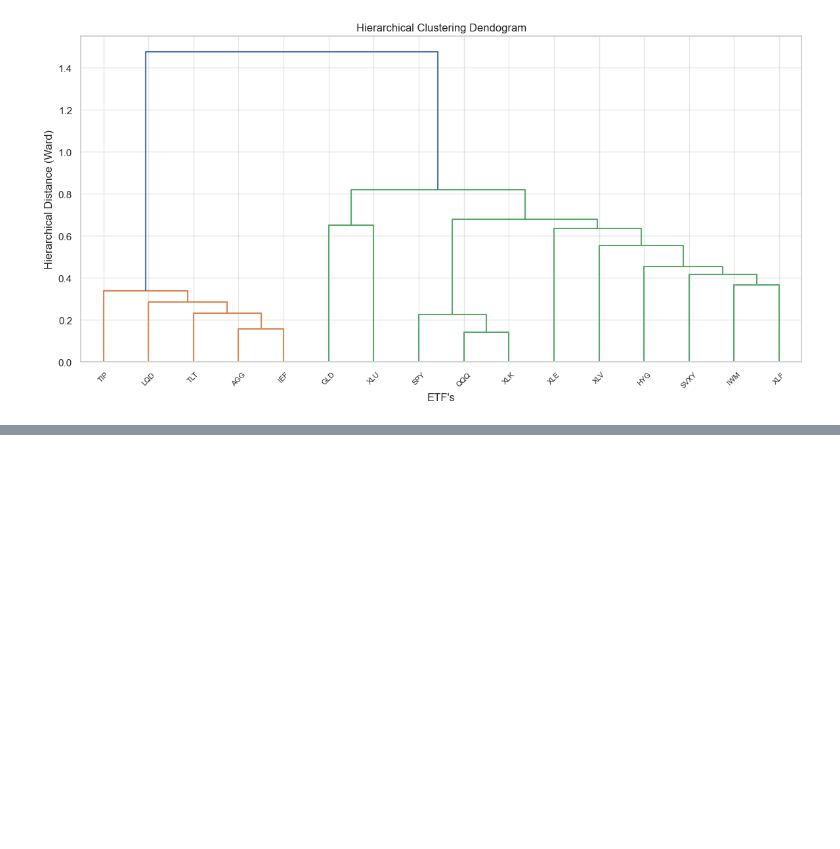
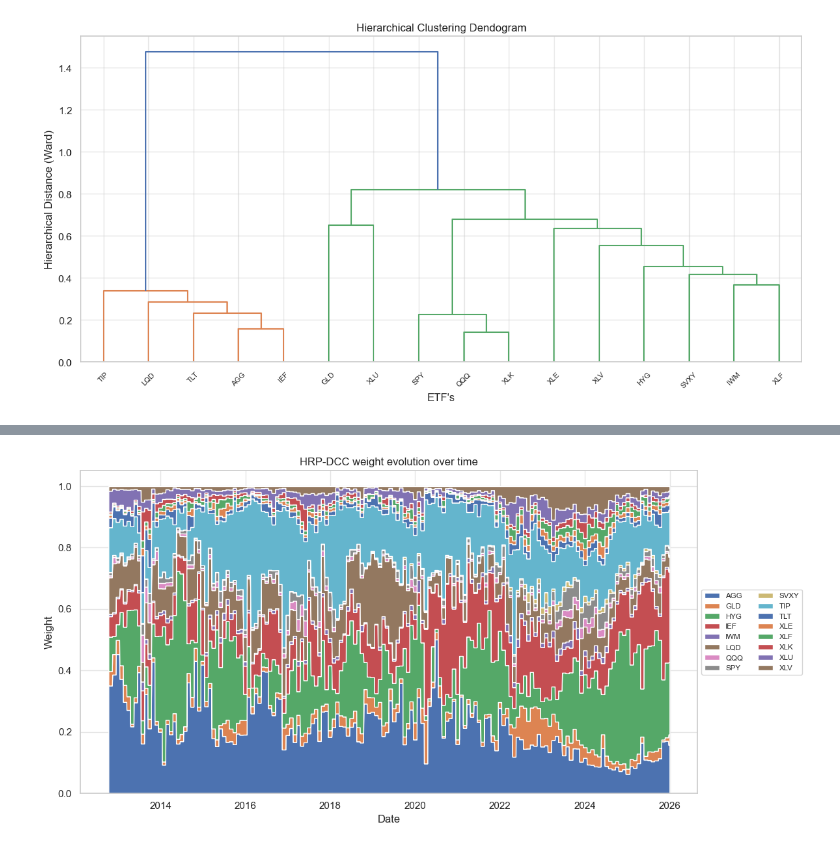
Before and after one commit to lukaszchazowiec/dynamic-covariance-hrp-optimizer, a Jupyter notebook: notebooks/analysis.ipynb, the cells around one changed output, grey strips where cells are left out. Saved outputs shown, nothing was run; the diff lists cells and outputs as text; code cells hidden in the pictures; blank space fills up the shorter version.

```diff
--- a/notebooks/analysis.ipynb
+++ b/notebooks/analysis.ipynb
@@ -434,0 +732,11 @@ print(comparison_df.sum().round(4))
+# %%
+plt.figure(figsize=(12, 6))
+plt.stackplot(weights_df.index, weights_df.values.T, labels=weights_df.columns)
+plt.legend(loc="center left", bbox_to_anchor=(1, 0.5), ncol=2, fontsize="x-small")
+plt.title("HRP-DCC weight evolution over time")
+plt.xlabel("Date")
+plt.ylabel("Weight")
+plt.tight_layout()
+plt.show()
+# %% [output]
+[figure, added]
```
Also changed, not shown: parts of 17 cells of this notebook, 5 other files.
